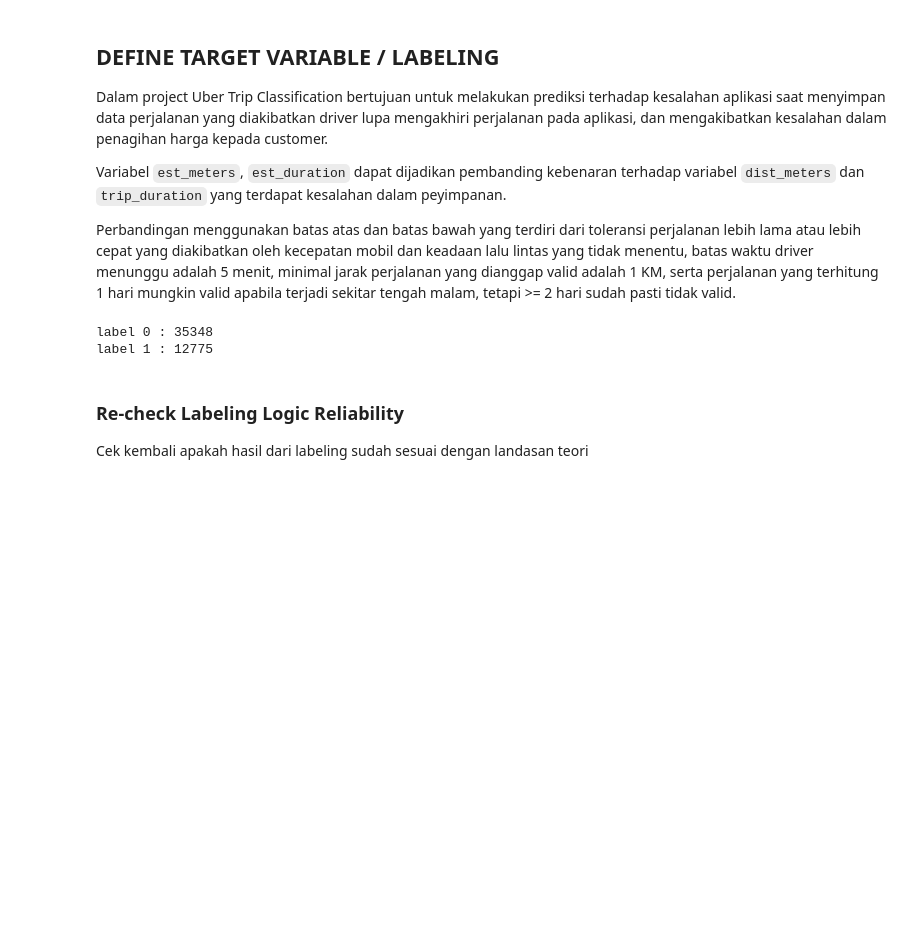
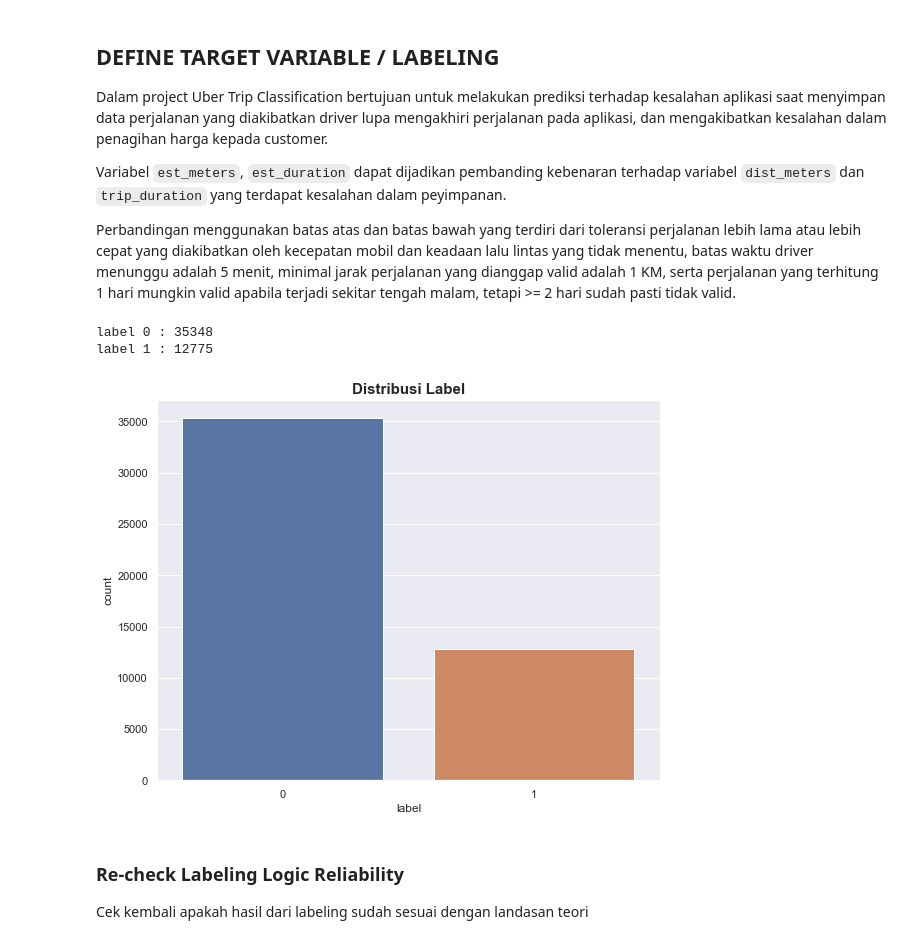
Before and after one commit to enricoroselino/uber-trip-classification, a Jupyter notebook: uber_trip_classification.ipynb, the cells around one changed output. Saved outputs shown, nothing was run; the diff lists cells and outputs as text; code cells hidden in the pictures; blank space fills up the shorter version.

```diff
--- a/uber_trip_classification.ipynb
+++ b/uber_trip_classification.ipynb
@@ -263,13 +268,13 @@ uber_df["est_duration"] = duration_estimator(uber_df)
 ### avg_kmph
 Membuat estimasi rata-rata kecepatan
 # %%
-def speed_kmph(df) :
+def avg_kmph(df) :
     speed = []
     for i in range(len(df)) :
         METERS = df.dist_meters[i]
         DURATION = df.trip_duration[i]
         result = (METERS / 1000) / (DURATION / 3600)
-        speed.append(abs(round(result, 4)))
+        speed.append(round(abs(result), 4))
     return speed
 # %%
-uber_df["avg_kmph"] = speed_kmph(uber_df)
+uber_df["avg_kmph"] = avg_kmph(uber_df)
@@ -357,6 +381,22 @@ for i in range(uber_df["label"].nunique()) :
 # %% [output]
 label 0 : 35348
 label 1 : 12775
+# %%
+plt.figure(figsize=(9, 7))
+sns.countplot(
+    x= "label",
+    data= uber_df
+)
+
+plt.title("Distribusi Label",
+    loc="center",
+    fontweight="bold",
+    size=15
+)
+
+plt.show()
+# %% [output]
+[figure, added]
 # %% [markdown]
 ### Re-check Labeling Logic Reliability
 Cek kembali apakah hasil dari labeling sudah sesuai dengan landasan teori
```
Also changed, not shown: parts of 28 cells of this notebook.
